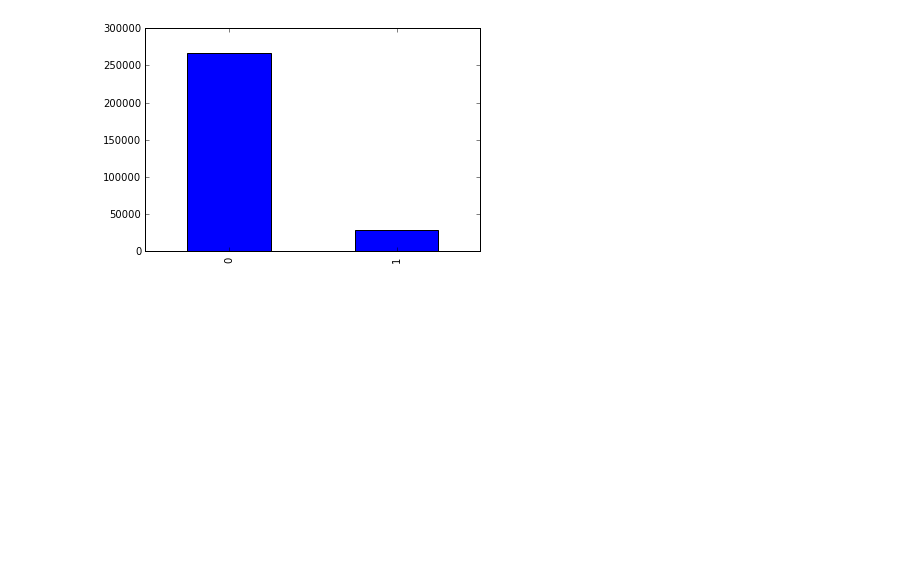
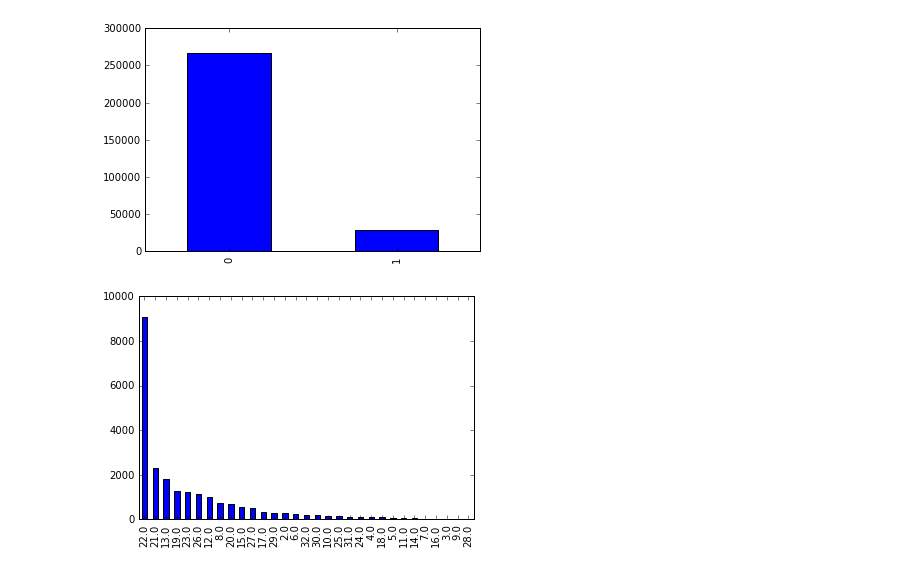
Before and after one commit to declausen/capstone_project, a Jupyter notebook: eda.ipynb, the cells around one changed output. Drawn from its saved outputs; the diff is of its cells as text; code cells hidden in the pictures; blank space fills up the shorter version.

```diff
--- a/eda.ipynb
+++ b/eda.ipynb
@@ -6,5 +7,5 @@ import matplotlib.pyplot as plt
 # %%
 import pandas as pd
 
-df = pd.read_csv('data/instafreebie2-21-17_recommend_log.csv')
-df01 = df.iloc[-295918:]
+rec_log_df = pd.read_csv('data/instafreebie2-21-17_recommend_log.csv')
+books_df = pd.read_csv('data/instafreebie2-21-17_books.csv')
@@ -147,0 +220,5 @@ df01.claimed.value_counts().plot(kind='bar');
+# %%
+books_df.genre_id.value_counts().plot(kind='bar');
+#plt.xticks(x, labels, rotation='vertical');
+# %% [output]
+[figure, added]
```
Also changed, not shown: parts of 37 cells of this notebook, 15 other files.
